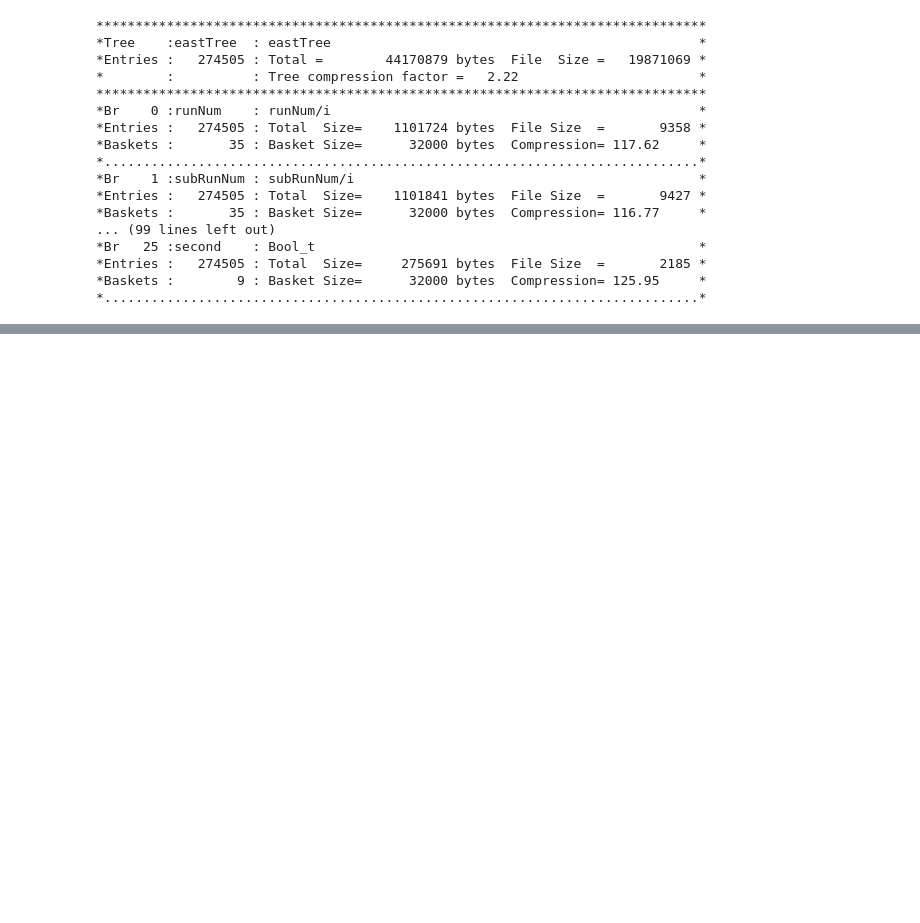
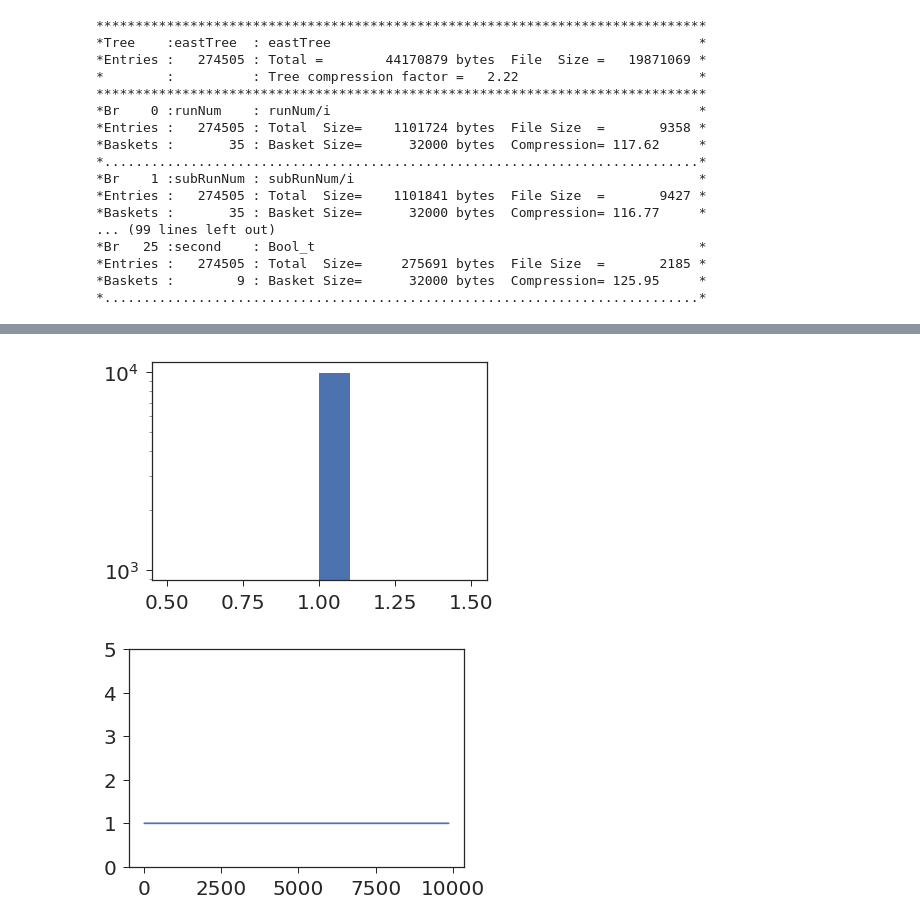
Before and after one commit to jlabounty/g-2, a Jupyter notebook: eastVsWest/Comparison_EastVsWest_Version1Output.ipynb, the cells around one changed output, grey strips where cells are left out. Cells and saved outputs as stored; diff of their text form; code cells hidden in the pictures; blank space fills up the shorter version.

```diff
--- a/eastVsWest/Comparison_EastVsWest_Version1Output.ipynb
+++ b/eastVsWest/Comparison_EastVsWest_Version1Output.ipynb
@@ -144,0 +174,10 @@ Warning in <TFile::Append>: Replacing existing TH1: hpos (Potential memory leak)
+# %%
+plt.hist(matchingClusterCounts)
+plt.yscale("log")
+plt.show()
+plt.plot(matchingClusterCounts)
+plt.ylim(0,5)
+plt.show()
+# %% [output]
+[figure, added]
+[figure, added]
```
Also changed, not shown: parts of 12 cells of this notebook, 3 other files.
